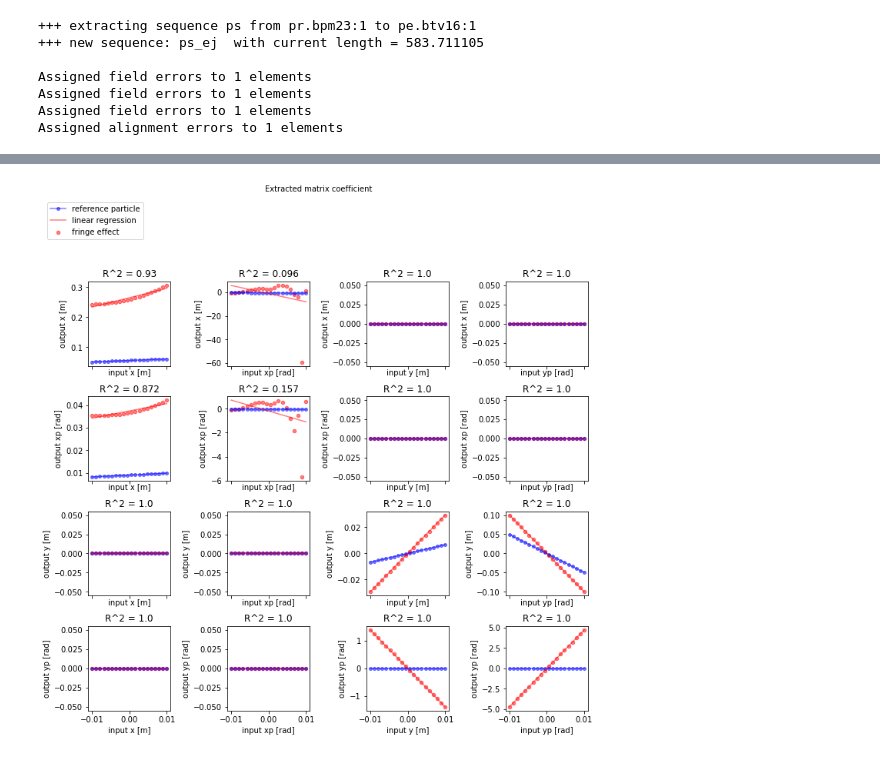
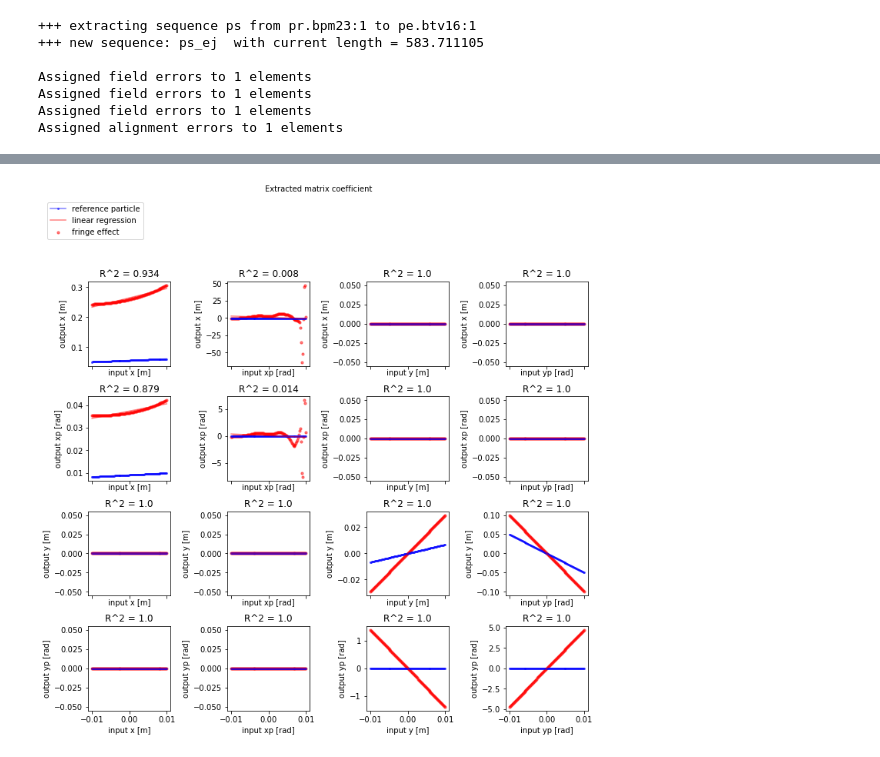
Before and after one commit to eliottjohnson/MADX-Examples-Eliott, a Jupyter notebook: get_initial_conditions_LHC_q20_cpymad.ipynb, the cells around one changed output, grey strips where cells are left out. Cells and saved outputs as stored; diff of their text form; code cells hidden in the pictures.

```diff
--- a/get_initial_conditions_LHC_q20_cpymad.ipynb
+++ b/get_initial_conditions_LHC_q20_cpymad.ipynb
@@ -193,7 +176,7 @@ initialValues = [LHCx,LHCxp,0,0,0,0]
 var_names = ("x", "xp", "y", "yp", "T", "PT")
 var_units = ("[m]", "[rad]", "[m]", "[rad]", "[m]", "[ ]")
 values_lim = 0.01 # calculate the coefficient in the range +/-values_lim
-values_no = 20     # choose how many points you want to calculate
+values_no = 100     # choose how many points you want to calculate
 # %%
 fig, ax = plt.subplots(4, 4, figsize=(10,10), constrained_layout=True, sharex=True, squeeze=False)
 #squeeze argument if I only have one sublot instead of 6x6 filled
@@ -216,7 +199,7 @@ for k in range (4):
             vectorOld[k]=xvalues[i]+initialValues[k]
             vectorNew = np.dot(matExtractedRef,vectorOld) # Matrix multiplication
             yvalues[i]=vectorNew[j]
-        ax[j,k].plot(xvalues, yvalues, marker = 'o', markersize=4, color = 'b', alpha=0.5, label="reference particle")
+        ax[j,k].plot(xvalues, yvalues, marker = 'o', markersize=2, color = 'b', alpha=0.5, label="reference particle")
 
         yvalues = np.zeros(values_no)
         for i in range (0,values_no): # Change the twiss inputs around the reference particle
@@ -232,35 +215,35 @@ for k in range (4):
                                    x=initialValues[0], px=xvalues[i]+initialValues[1],
                                    y=initialValues[2], py=initialValues[3],
                                    rmatrix=True).dframe()
-            if k==2:
+            if k==2: #Here I get an error of odd Nflips
                 twiss = madx.twiss(beta0 = "bumped",
                                    x=initialValues[0], px=initialValues[1],
                                    y=initialValues[2], py=initialValues[3],
                                    rmatrix=True).dframe()
             if k==3:
                 twiss = madx.twiss(beta0 = "bumped",
                                    x=initialValues[0], px=initialValues[1],
                                    y=initialValues[2], py=initialValues[3],
                                    rmatrix=True).dframe()
 
             matExtracted = get_matrix_from_twiss(twiss)
 
             vectorNew = np.dot(matExtracted,vectorOld) # Matrix multiplication
             yvalues[i]=vectorNew[j]
-        ax[j,k].scatter(xvalues, yvalues, marker = 'o', s=20, color = 'r', alpha=0.5, label="fringe effect")
+        ax[j,k].scatter(xvalues, yvalues, marker = 'o', s=10, color = 'r', alpha=0.5, label="fringe effect")
         ax[j,k].set_xlabel("input "+var_names[k]+" "+var_units[k])
         ax[j,k].set_ylabel("output "+var_names[j]+" "+var_units[j])
 
         #Linear regression
         xlin = xvalues.reshape((-1,1))
         model = LinearRegression().fit(xlin,yvalues)
         r_sq = model.score(xlin, yvalues)
         y_pred = model.predict(xlin)
         ax[j,k].plot(xvalues, y_pred, color = 'r', alpha=0.5, label="linear regression")
         ax[j,k].title.set_text('R^2 = '+str(round(r_sq, 3)))
 
 fig.suptitle("Extracted matrix coefficient", fontsize=10)
 ax[0,0].legend(loc=(-0.5, 1.5),fontsize=10)
 fig.show()
 # %% [output]
-[figure, old version]
+[figure, new version]
```
Also changed, not shown: parts of 1 cell of this notebook.
